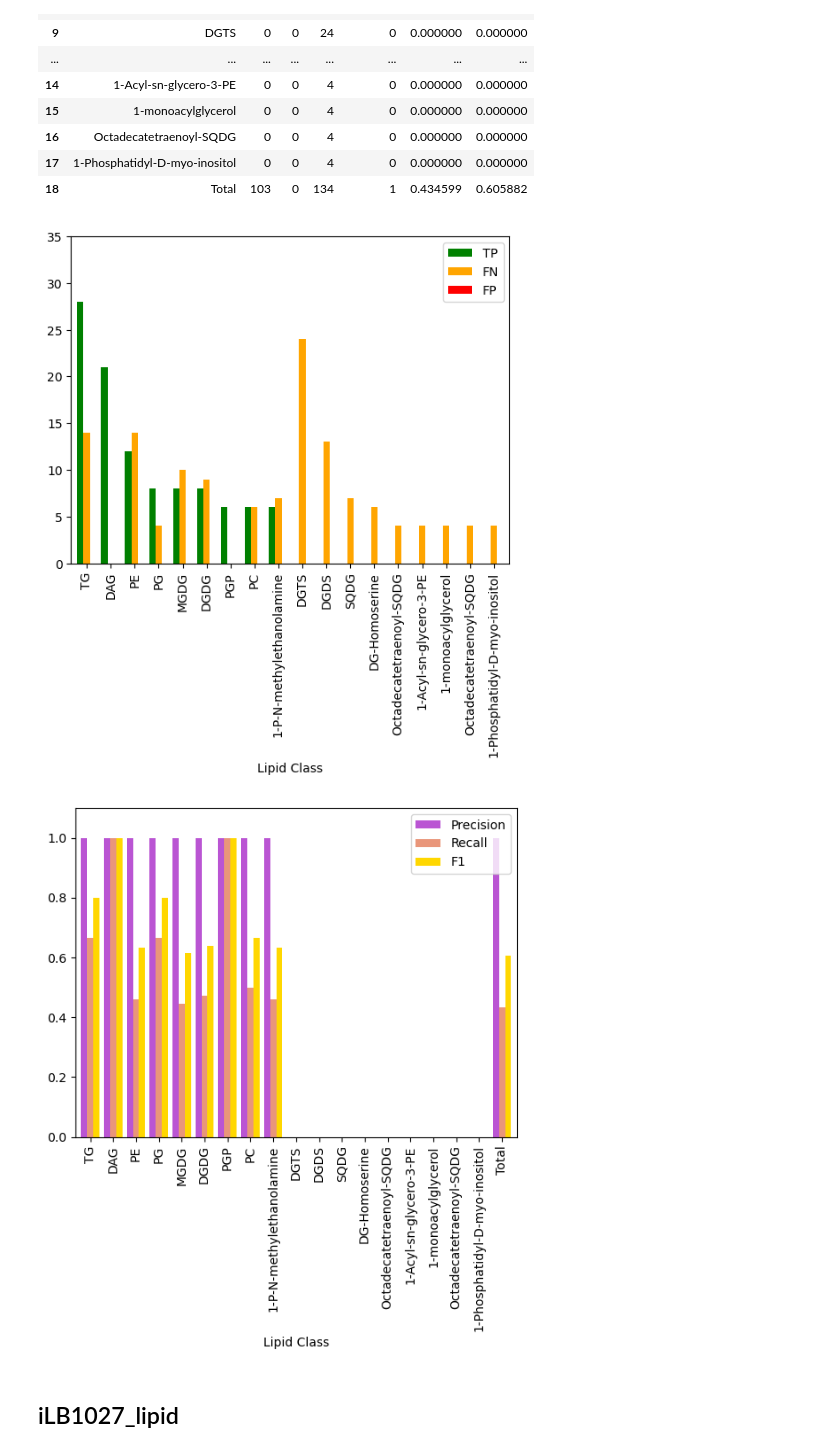
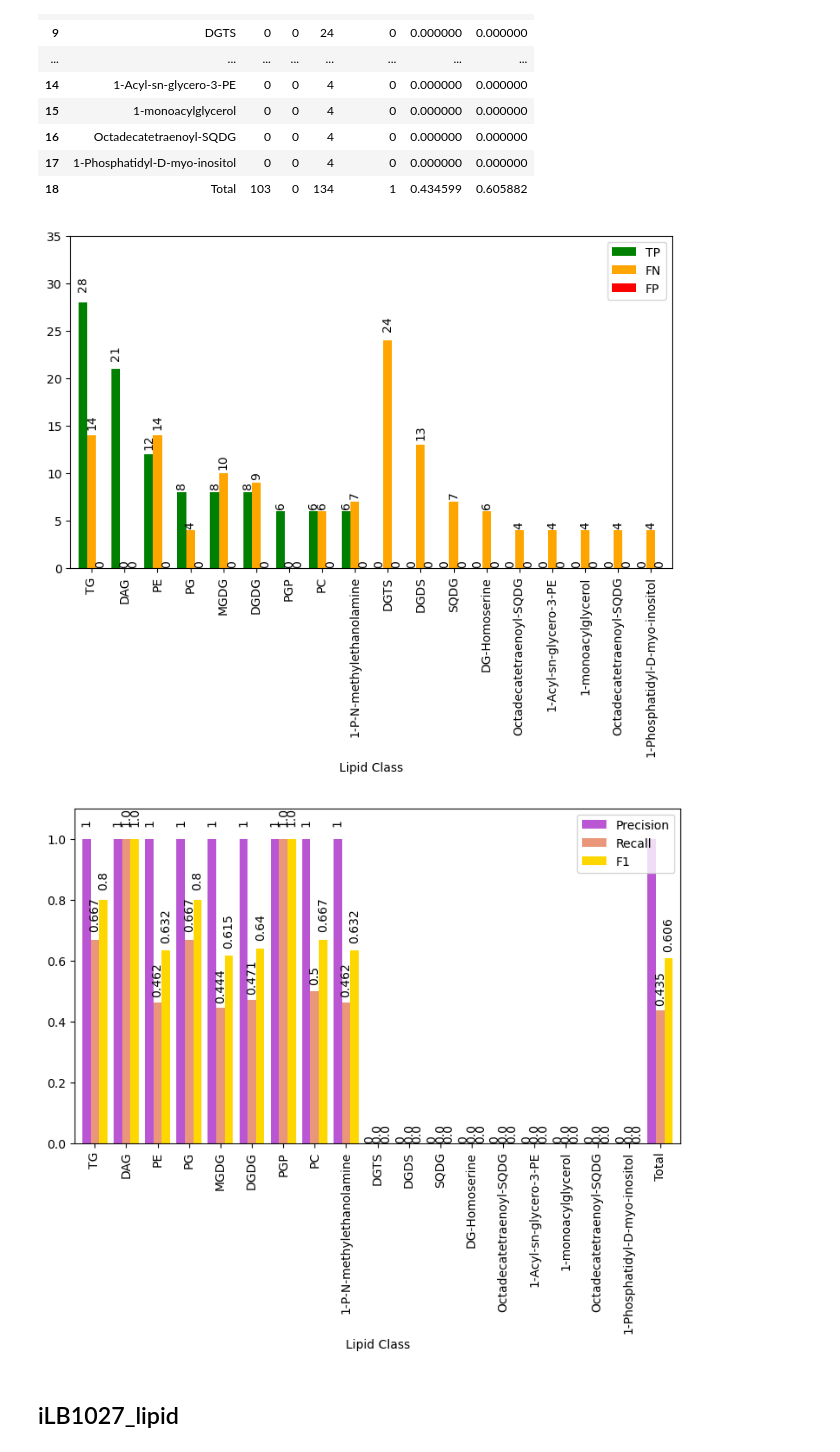
Before and after one commit to AdrianoSilva19/Thesis_Suport, a Jupyter notebook: RdKit_Lipid_GEMA/Graph_results.ipynb, the cells around one changed output. Saved outputs shown, nothing was run; the diff lists cells and outputs as text; code cells hidden in the pictures.

```diff
--- a/RdKit_Lipid_GEMA/Graph_results.ipynb
+++ b/RdKit_Lipid_GEMA/Graph_results.ipynb
@@ -31,20 +31,27 @@ df
 # %%
 
 # plotting graph for lipid class representation
-lc=df.iloc[0:15].plot(x="Lipid Class", y=["TP","FN", "FP"], kind="bar",color=("green","orange","red"),width=0.8)
+lc=df.iloc[0:15].plot(x="Lipid Class", y=["TP","FN", "FP"], kind="bar",color=("green","orange","red"),width=0.8,figsize=(8, 5))
 
 # Set y-axis scale and limit
 lc.set_ylim(0, 35)
+for p in lc.patches:
+    lc.annotate(str(p.get_height()), (p.get_x() + p.get_width() / 2, p.get_height() * 1.04),ha='center', va='bottom', rotation=90)
+# Show the plot
 
-# Show the plot
 plt.show()
 
 # plotting graph for metrics
-mt=df.plot(x="Lipid Class", y=["Precision", "Recall","F1"], kind="bar",color=("mediumorchid","darksalmon","gold"),width=0.8)
+m_df =df[["Lipid Class","Precision","Recall","F1"]]
+m_df.Recall=m_df.Recall.round(3)
+m_df.F1=m_df.F1.round(3)
+
+mt=m_df.plot(x="Lipid Class", y=["Precision", "Recall","F1"], kind="bar",color=("mediumorchid","darksalmon","gold"),width=0.8,figsize=(8, 5))
 
 # Set y-axis scale and limit
 mt.set_ylim(0, 1.1)
-
+for p in mt.patches:
+    mt.annotate(str(p.get_height()), (p.get_x() + p.get_width() / 2, p.get_height() * 1.04),ha='center', va='bottom', rotation=90)
 # Show the plot
 plt.show()
 # %% [output]
@@ -77,28 +84,34 @@ df
 | 18 | Total | 103 | 0 | 134 | 1 | 0.434599 | 0.605882 |
 # %%
 
+
 # plotting graph for lipid class representation
-lc=df.iloc[0:18].plot(x="Lipid Class", y=["TP","FN", "FP"], kind="bar",color=("green","orange","red"),width=0.8)
+lc=df.iloc[0:18].plot(x="Lipid Class", y=["TP","FN", "FP"], kind="bar",color=("green","orange","red"),width=0.8,figsize=(9, 5))
 
 # Set y-axis scale and limit
 lc.set_ylim(0, 35)
+for p in lc.patches:
+    lc.annotate(str(p.get_height()), (p.get_x() + p.get_width() / 2, p.get_height() * 1.04),ha='center', va='bottom', rotation=90)
+# Show the plot
 
-# Show the plot
 plt.show()
 
+# plotting graph for metrics
+m_df =df[["Lipid Class","Precision","Recall","F1"]]
+m_df.Recall=m_df.Recall.round(3)
+m_df.F1=m_df.F1.round(3)
 
-# plotting graph for metrics
-mt=df.plot(x="Lipid Class", y=["Precision", "Recall","F1"], kind="bar",color=("mediumorchid","darksalmon","gold"),width=0.8)
+mt=m_df.plot(x="Lipid Class", y=["Precision", "Recall","F1"], kind="bar",color=("mediumorchid","darksalmon","gold"),width=0.8,figsize=(9, 5))
 
 # Set y-axis scale and limit
 mt.set_ylim(0, 1.1)
-
-
+for p in mt.patches:
+    mt.annotate(str(p.get_height()), (p.get_x() + p.get_width() / 2, p.get_height() * 1.04),ha='center', va='bottom', rotation=90)
 # Show the plot
 plt.show()
 # %% [output]
-[figure, old version]
+[figure, new version]
-[figure, old version]
+[figure, new version]
 # %% [markdown]
 ## iLB1027_lipid
 # %%
```
Also changed, not shown: parts of 4 cells of this notebook, 9 other files.
